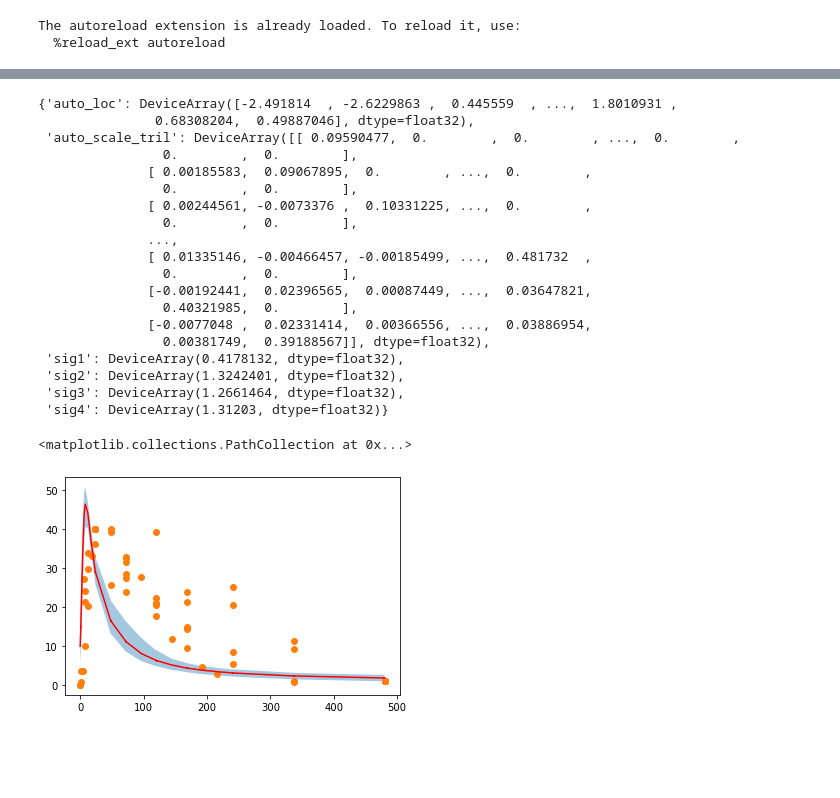
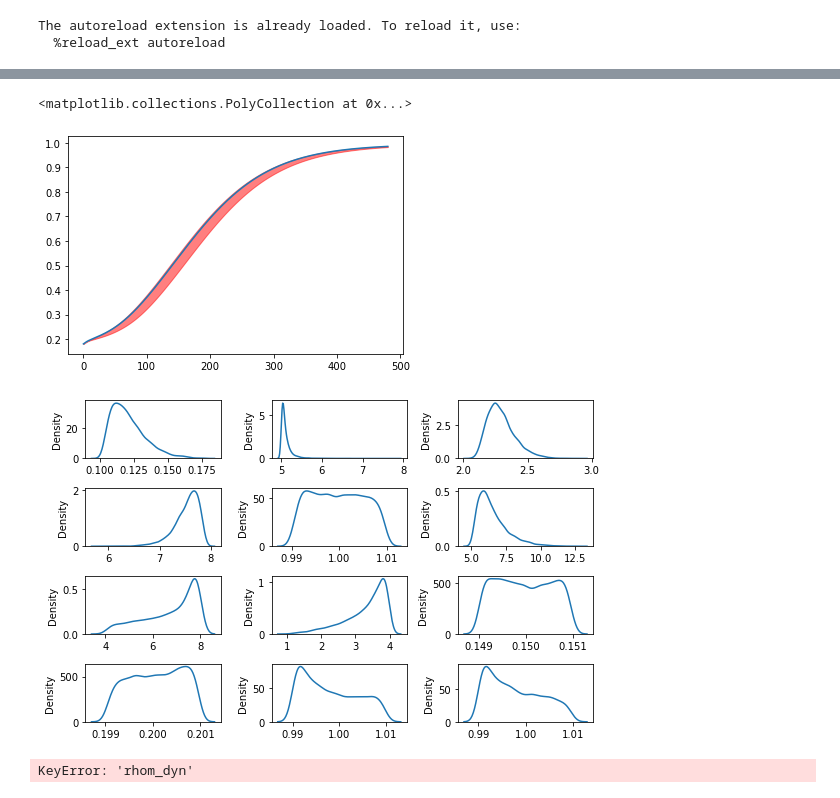
Before and after one commit to vivekdsree/PUNumpyro, a Jupyter notebook: scripts/BayesianModel.ipynb, the cells around one changed output, grey strips where cells are left out. Drawn from its saved outputs; the diff is of its cells as text; code cells hidden in the pictures; blank space fills up the shorter version.

```diff
--- a/scripts/BayesianModel.ipynb
+++ b/scripts/BayesianModel.ipynb
@@ -167,43 +185,33 @@ samples = predictive_guide(PRNGKey(3), data1= None, data2= None, data3= None, da
+# %%
+sol = svi_samples["sol"]
+sol_mu = jnp.mean(sol,axis=0)
+sol_pi = jnp.percentile(sol,jnp.array([0, 100]),axis=0)
+plt.plot(timel, sol_mu[0,:])
+plt.fill_between(timel, sol_pi[0,0,:],sol_pi[1,0,:],color='r',alpha=0.5)
+# plt.scatter(timel[id_rhom],dat[2])
+# %% [output]
+<matplotlib.collections.PolyCollection at 0x...>
+[figure, added]
 # %%
-#Plotting
-# naxes = len(samples)
+vals = post_samples["v0"]
+naxes = vals.shape[1]
+fi, axes = plt.subplots(4,3,figsize=(8,5))
+axef = axes.flatten()
+for i in range(naxes):
+    sns.kdeplot(vals[:,i],ax=axef[i])
+    # axef[i].set_title(f"{par}")
 
-
-# fig, axes =  plt.subplots(3,5,figsize=(15,10),sharey=True)
-# axef = axes.flatten()
-# for i,par in enumerate(samples):
-#     sns.kdeplot(samples[f"{par}"],ax=axef[i])
-#     axef[i].set_title(f"{par}")
-
-# plt.tight_layout()
-# sns.kdeplot(samples["sig1"])
-
-# svi_result.params
+plt.tight_layout()
 # %% [output]
-{'auto_loc': DeviceArray([-2.491814  , -2.6229863 ,  0.445559  , ...,  1.8010931 ,
-               0.68308204,  0.49887046], dtype=float32),
- 'auto_scale_tril': DeviceArray([[ 0.09590477,  0.        ,  0.        , ...,  0.        ,
-                0.        ,  0.        ],
-              [ 0.00185583,  0.09067895,  0.        , ...,  0.        ,
-                0.        ,  0.        ],
-              [ 0.00244561, -0.0073376 ,  0.10331225, ...,  0.        ,
-                0.        ,  0.        ],
-              ...,
-              [ 0.01335146, -0.00466457, -0.00185499, ...,  0.481732  ,
-                0.        ,  0.        ],
-              [-0.00192441,  0.02396565,  0.00087449, ...,  0.03647821,
-                0.40321985,  0.        ],
-              [-0.0077048 ,  0.02331414,  0.00366556, ...,  0.03886954,
-                0.00381749,  0.39188567]], dtype=float32),
- 'sig1': DeviceArray(0.4178132, dtype=float32),
- 'sig2': DeviceArray(1.3242401, dtype=float32),
- 'sig3': DeviceArray(1.2661464, dtype=float32),
- 'sig4': DeviceArray(1.31203, dtype=float32)}
+[figure, added]
 # %%
-# rhoks = samples["y_rhon"]
-# rhok_mu = jnp.mean(rhoks,axis=0)
-# rhok_pi = jnp.percentile(rhoks, jnp.array([5, 95]), axis=0)
-# plt.plot(timel[id_rhon],rhok_mu,color='r')
-# plt.fill_between(timel[id_rhon],rhok_pi[0,:],rhok_pi[1,:],alpha=0.4)
-# # plt.scatter(timel[id_rhok],dat[0])
-# # plt.fill_between(timel[id_rhok],rhok_pi[0],rhok_pi[1])
+rhoks = svi_samples["rhom_dyn"]
+rhok_mu = jnp.mean(rhoks,axis=0)
+rhok_pi = jnp.percentile(rhoks, jnp.array([1, 99]), axis=0)
+plt.plot(timel,rhok_mu,color='r')
+plt.fill_between(timel,rhok_pi[0,:],rhok_pi[1,:],alpha=0.4)
+plt.scatter(timel[id_rhom],dat[2])
+# plt.ylim(0,1)
+# plt.fill_between(timel[id_rhok],rhok_pi[0],rhok_pi[1])
+# %% [output]
+KeyError: 'rhom_dyn'
@@ -214,12 +217,0 @@ svi_samples = predictive(PRNGKey(5),data1= None, data2= None, data3= None, data4
-# %%
-rhoks = svi_samples["y_rhon"]
-rhok_mu = jnp.mean(rhoks,axis=0)
-rhok_pi = jnp.percentile(rhoks, jnp.array([5, 95]), axis=0)
-plt.plot(timel[id_rhon],rhok_mu,color='r')
-plt.fill_between(timel[id_rhon],rhok_pi[0,:],rhok_pi[1,:],alpha=0.4)
-plt.scatter(timel[id_rhon],dat[1])
-# plt.ylim(0,1)
-# plt.fill_between(timel[id_rhok],rhok_pi[0],rhok_pi[1])
-# %% [output]
-<matplotlib.collections.PathCollection at 0x...>
-[figure, removed]
```
Also changed, not shown: parts of 15 cells of this notebook.
